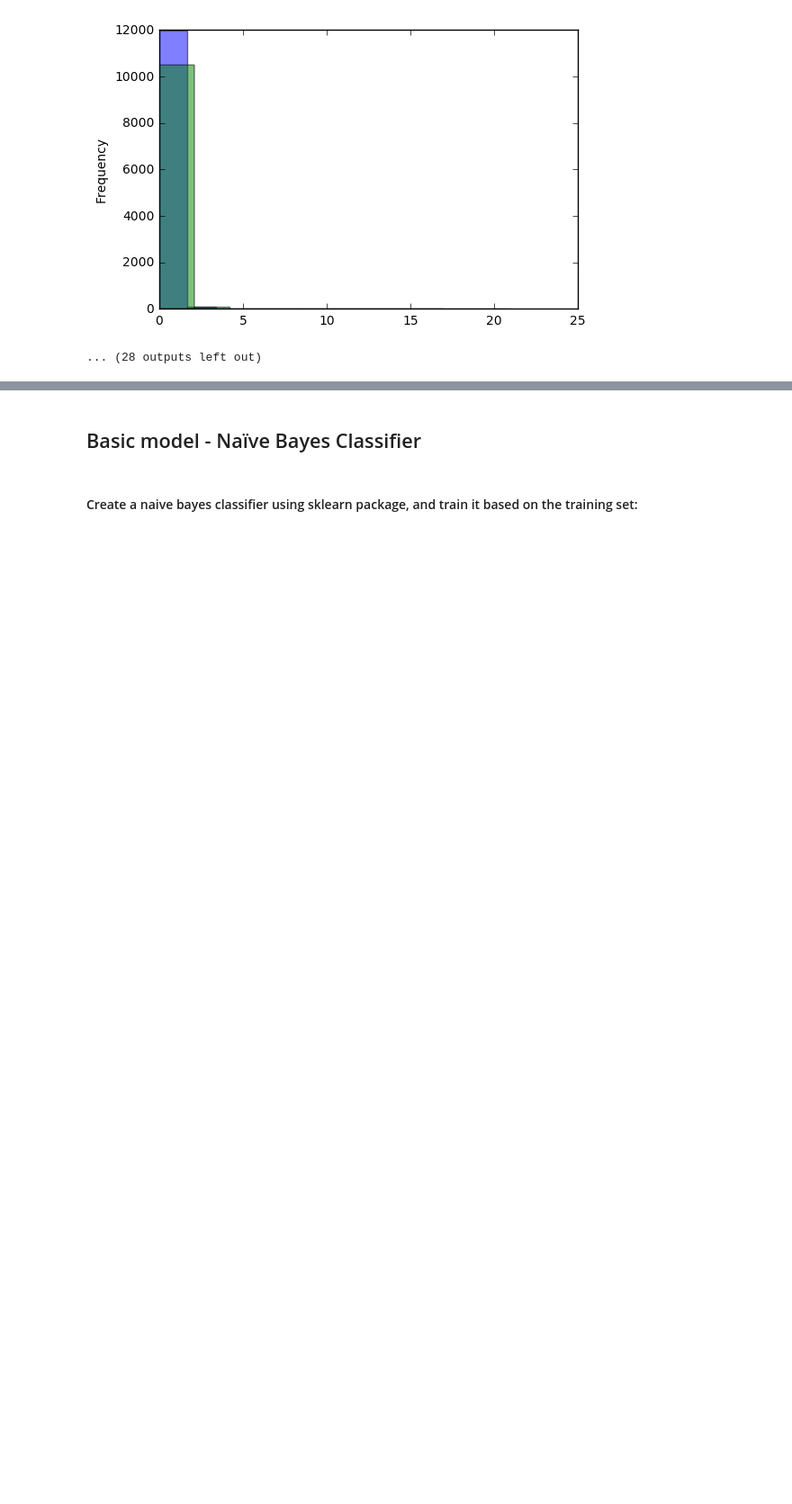
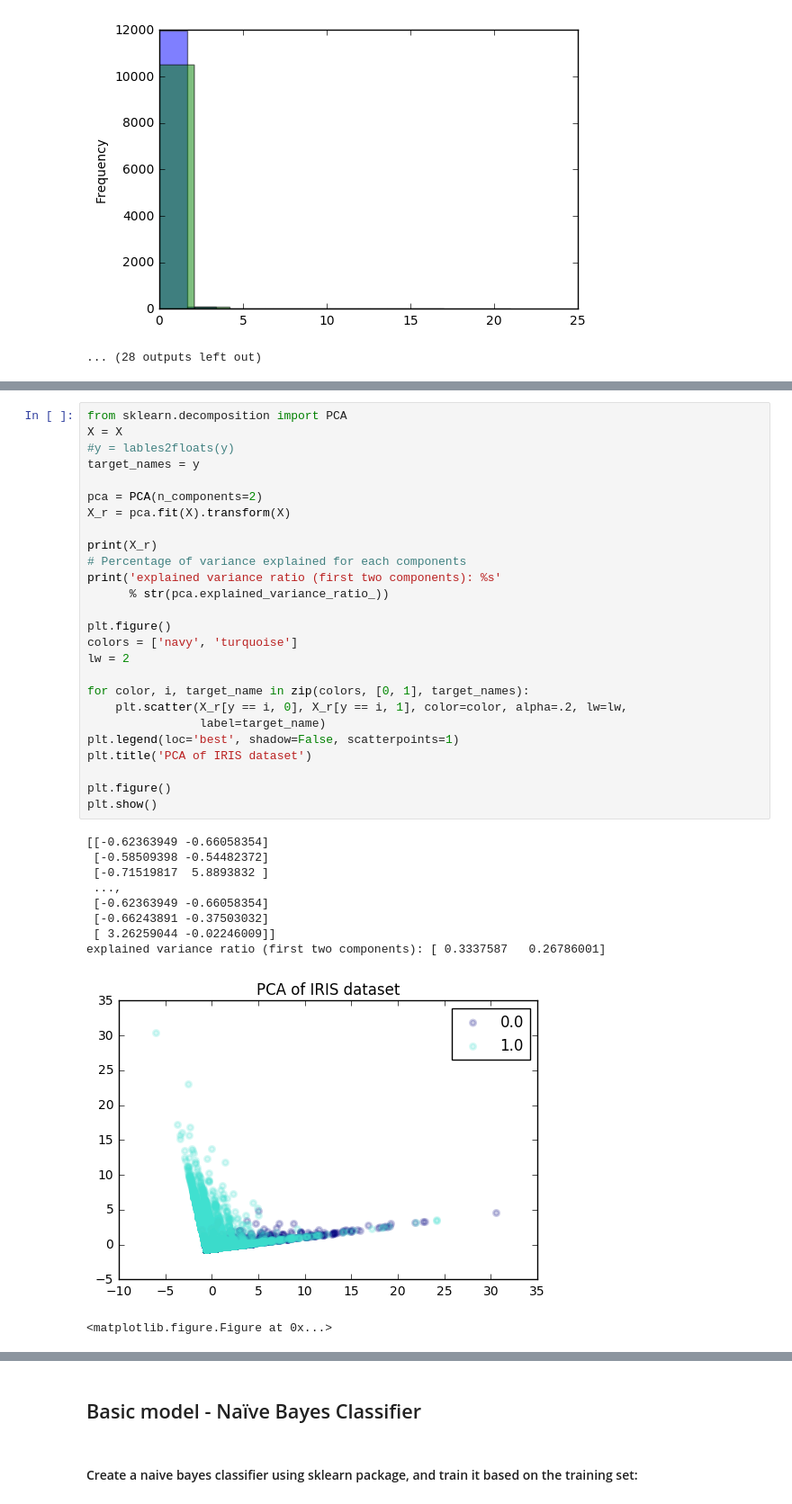
Before and after one commit to eeddaann/data-mining-project, a Jupyter notebook: Untitled.ipynb, the cells around one changed output, grey strips where cells are left out. Shown at 90% size. Cells and saved outputs as stored; diff of their text form; blank space fills up the shorter version.

```diff
--- a/Untitled.ipynb
+++ b/Untitled.ipynb
@@ -96,0 +146,37 @@ Class_6  0.183583  0.771583
+# %%
+from sklearn.decomposition import PCA
+X = X
+#y = lables2floats(y)
+target_names = y
+
+pca = PCA(n_components=2)
+X_r = pca.fit(X).transform(X)
+
+print(X_r)
+# Percentage of variance explained for each components
+print('explained variance ratio (first two components): %s'
+      % str(pca.explained_variance_ratio_))
+
+plt.figure()
+colors = ['navy', 'turquoise']
+lw = 2
+
+for color, i, target_name in zip(colors, [0, 1], target_names):
+    plt.scatter(X_r[y == i, 0], X_r[y == i, 1], color=color, alpha=.2, lw=lw,
+                label=target_name)
+plt.legend(loc='best', shadow=False, scatterpoints=1)
+plt.title('PCA of IRIS dataset')
+
+plt.figure()
+plt.show()
+# %% [output]
+[[-0.62363949 -0.66058354]
+ [-0.58509398 -0.54482372]
+ [-0.71519817  5.8893832 ]
+ ...,
+ [-0.62363949 -0.66058354]
+ [-0.66243891 -0.37503032]
+ [ 3.26259044 -0.02246009]]
+explained variance ratio (first two components): [ 0.3337587   0.26786001]
+[figure, added]
+<matplotlib.figure.Figure at 0x...>
```
Also changed, not shown: parts of 8 cells of this notebook.
